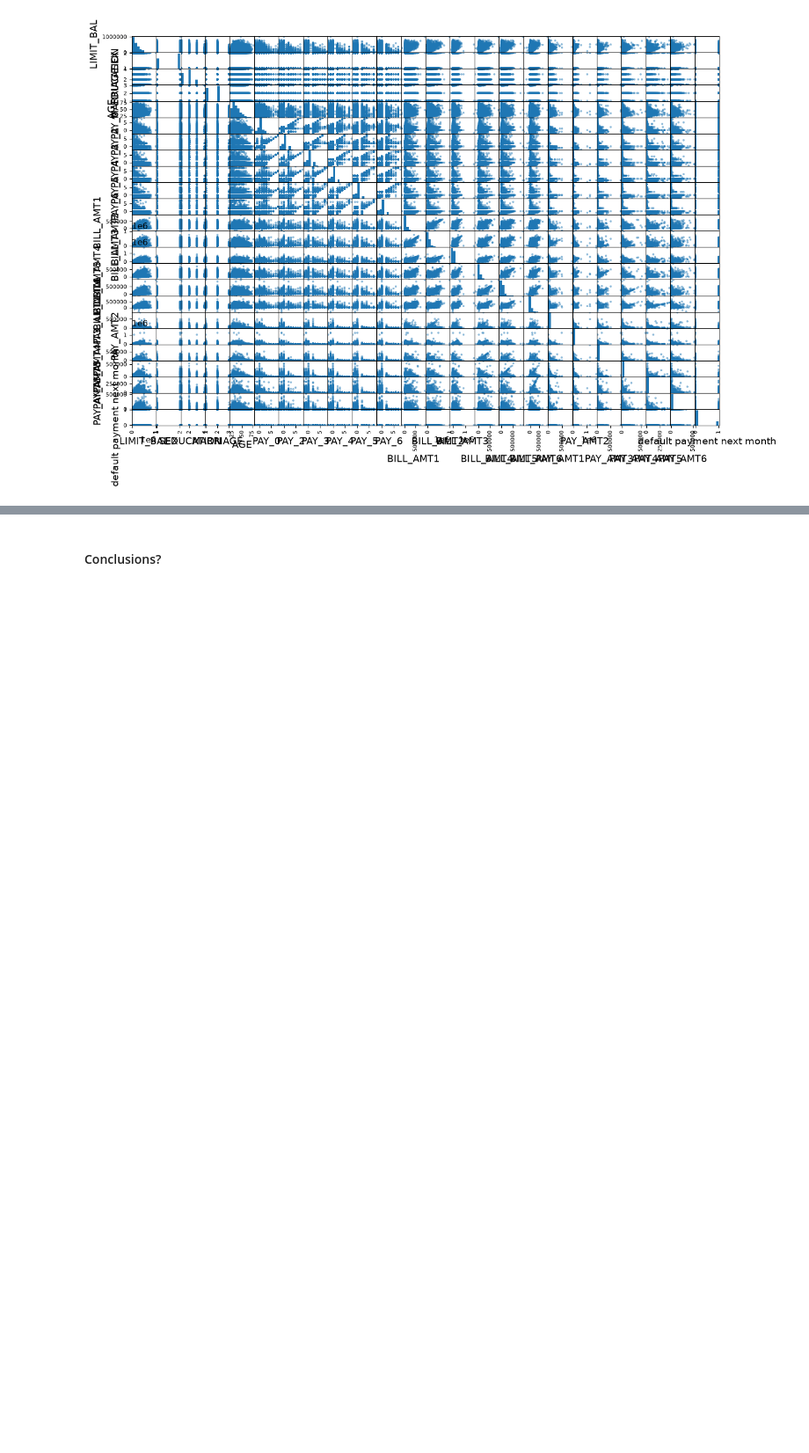
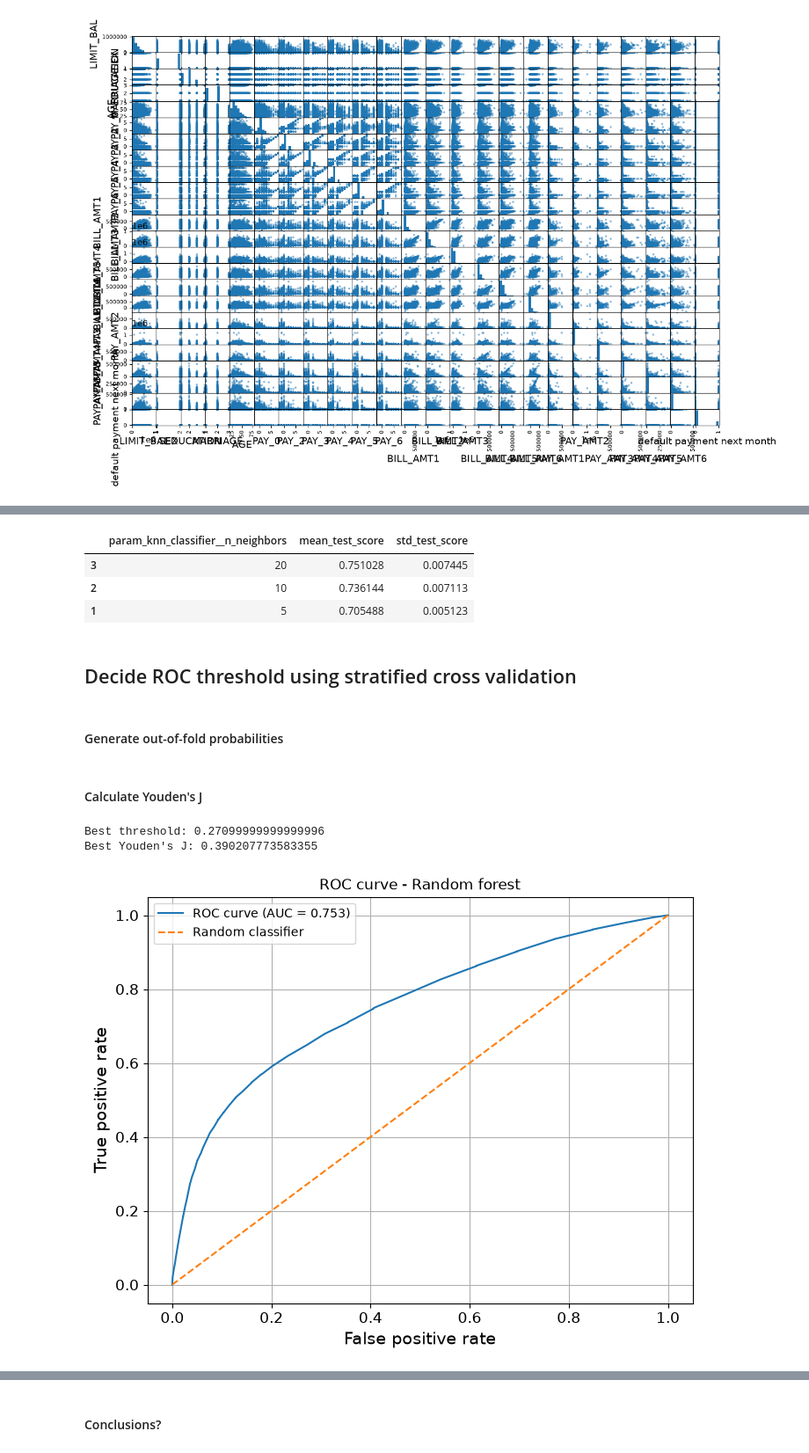
Before and after one commit to dg1223/UofT-SCS-3253-095-Machine-Learning, a Jupyter notebook: assignments/W3_Alavi_alavish1.ipynb, the cells around one changed output, grey strips where cells are left out. Shown at 88% size. Drawn from its saved outputs; the diff is of its cells as text; code cells hidden in the pictures; blank space fills up the shorter version.

```diff
--- a/assignments/W3_Alavi_alavish1.ipynb
+++ b/assignments/W3_Alavi_alavish1.ipynb
@@ -141,7 +155,7 @@ MARRIAGE
 Name: count, dtype: int64
 # %%
 # split marriage into categorcal values
-cc_original["marriage"] = pd.cut(cc_original["MARRIAGE"], bins=[0,1,2,np.inf], labels=[1,2,3])
+cc_original["marriage"] = pd.cut(cc_original["MARRIAGE"], bins=[-np.inf,1,2,np.inf], labels=[1,2,3])
 plot_distribution(cc_original, "marriage", "Marriage")
 # %% [output]
 [figure]
@@ -166,4 +180,6 @@ cc_original["AGE"].hist(bins=10, figsize=(20,15))
 plt.show()
 # %%
 # split age into categorcal values
-cc_original["age_group"] = pd.cut(cc_original["AGE"], bins=[0,29,39,49,59,69,np.inf], labels=[1,2,3,4,5,6])
+cc_original["age_group"] = pd.cut(cc_original["AGE"], bins=[-np.inf,29,39,49,59,69,np.inf], labels=[1,2,3,4,5,6])
+
+plot_distribution(cc_original, "age_group", "Age Group")
@@ -205,3 +239,6 @@ scatter_matrix(cc_original, figsize=(15, 10))
 plt.show()
 # %% [output]
 [figure]
+# %%
+cc_original = cc_original.drop(columns=['ID', 'SEX', 'EDUCATION', 'MARRIAGE', 'AGE'])
+cc_original.columns
@@ -207,0 +452,19 @@ plt.show()
+# %%
+results_knn = pd.DataFrame(grid_search_knn.cv_results_)
+
+results_knn[
+    [
+        "param_knn_classifier__n_neighbors",
+        "mean_test_score",
+        "std_test_score"
+    ]
+].sort_values("mean_test_score", ascending=False).head(3)
+# %% [output]
+|  | param_knn_classifier__n_neighbors | mean_test_score | std_test_score |
+| 3 | 20 | 0.751028 | 0.007445 |
+| 2 | 10 | 0.736144 | 0.007113 |
+| 1 | 5 | 0.705488 | 0.005123 |
+# %% [markdown]
+## Decide ROC threshold using stratified cross validation
+# %% [markdown]
+#### Generate out-of-fold probabilities
@@ -207,0 +507,39 @@ plt.show()
+# %% [markdown]
+#### Calculate Youden's J
+# %%
+from sklearn.metrics import roc_curve
+
+# Calculate ROC curve using out-of-fold probabilities
+fpr, tpr, thresholds = roc_curve(y_train, y_oof_prob)
+
+# Calculate Youden's J
+j_scores = tpr - fpr
+
+# Find the threshold with the highest J
+best_index = np.argmax(j_scores)
+best_threshold = thresholds[best_index]
+
+print("Best threshold:", best_threshold)
+print("Best Youden's J:", j_scores[best_index])
+# %% [output]
+Best threshold: 0.27099999999999996
+Best Youden's J: 0.390207773583355
+# %%
+from sklearn.metrics import auc
+
+roc_auc = auc(fpr, tpr)
+
+plt.figure(figsize=(8, 6))
+
+plt.plot(fpr, tpr, label=f"ROC curve (AUC = {roc_auc:.3f})")
+plt.plot([0, 1], [0, 1], linestyle="--", label="Random classifier")
+
+plt.xlabel("False positive rate")
+plt.ylabel("True positive rate")
+plt.title("ROC curve - Random forest")
+plt.legend()
+plt.grid(True)
+
+plt.show()
+# %% [output]
+[figure, added]
```
Also changed, not shown: parts of 29 cells of this notebook.
